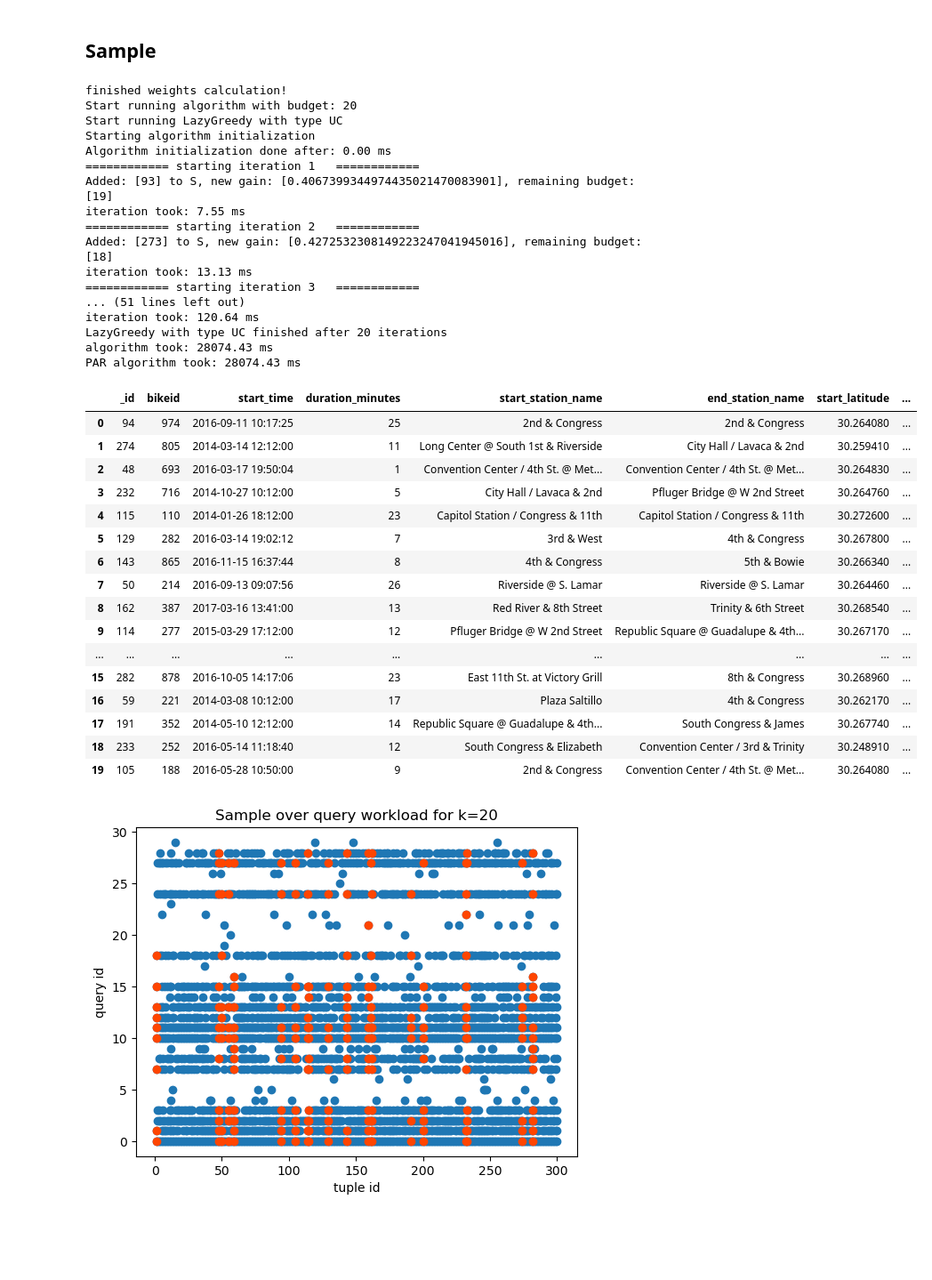
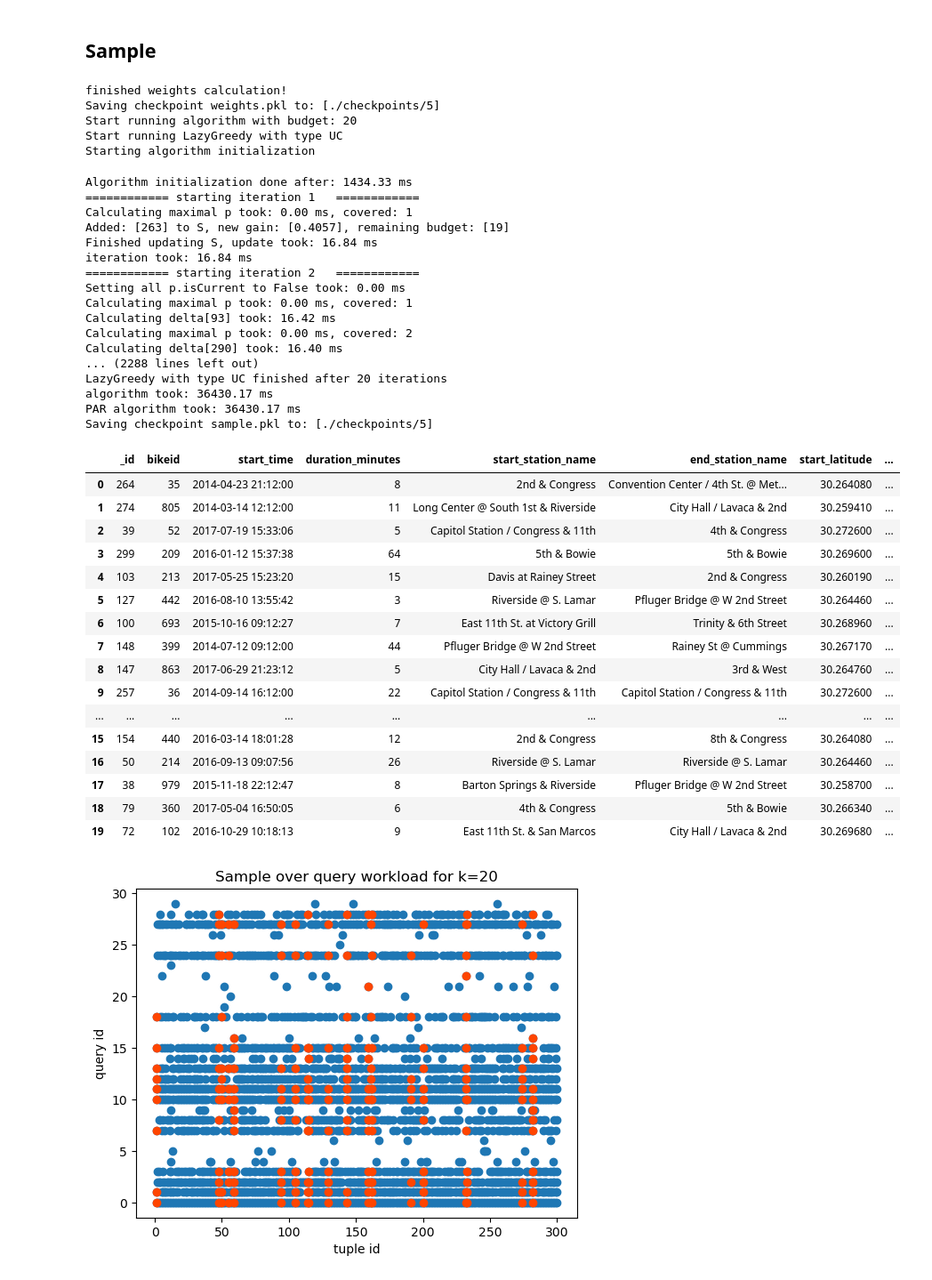
Before and after one commit to GalZeevi/HARLM, a Jupyter notebook: demo_with_graphs.ipynb, the cells around one changed output. Shown at 89% size. Cells and saved outputs as stored; diff of their text form; code cells hidden in the pictures; blank space fills up the shorter version.

```diff
--- a/demo_with_graphs.ipynb
+++ b/demo_with_graphs.ipynb
@@ -108,47 +110,60 @@ plt.show()
 ## Sample
 # %%
 from saqp_manager import SaqpManager
+import pandas as pd
+from checkpoint_manager import CheckpointManager
+from consts import CheckpointNames
+
+weights_from_cache = CheckpointManager.load(CheckpointNames.WEIGHTS)
+clusters_from_cache = CheckpointManager.load(CheckpointNames.CLUSTERS)
 
 k = 20
-saqp_manager = SaqpManager([query['result'] for query in workload], [query['frequency'] for query in workload])
+saqp_manager = SaqpManager([query['result'] for query in clusters_from_cache],
+                           [query['frequency'] for query in clusters_from_cache],
+                           weights_from_cache)
 sample = saqp_manager.get_sample(k)
 df = pd.DataFrame(sample)
 df
 # %% [output]
 finished weights calculation!
+Saving checkpoint weights.pkl to: [./checkpoints/5]
 Start running algorithm with budget: 20
 Start running LazyGreedy with type UC
 Starting algorithm initialization
-Algorithm initialization done after: 0.00 ms
-============ starting iteration 1   ============
-Added: [93] to S, new gain: [0.4067399344974435021470083901], remaining budget: [19]
-iteration took: 7.55 ms
-============ starting iteration 2   ============
-Added: [273] to S, new gain: [0.4272532308149223247041945016], remaining budget: [18]
-iteration took: 13.13 ms
-============ starting iteration 3   ============
-... (51 lines left out)
-iteration took: 120.64 ms
-LazyGreedy with type UC finished after 20 iterations
-algorithm took: 28074.43 ms
-PAR algorithm took: 28074.43 ms
+Algorithm initialization done after: 1434.33 ms
+============ starting iteration 1   ============
+Calculating maximal p took: 0.00 ms, covered: 1
+Added: [263] to S, new gain: [0.4057], remaining budget: [19]
+Finished updating S, update took: 16.84 ms
+iteration took: 16.84 ms
+============ starting iteration 2   ============
+Setting all p.isCurrent to False took: 0.00 ms
+Calculating maximal p took: 0.00 ms, covered: 1
+Calculating delta[93] took: 16.42 ms
+Calculating maximal p took: 0.00 ms, covered: 2
+Calculating delta[290] took: 16.40 ms
+... (2288 lines left out)
+LazyGreedy with type UC finished after 20 iterations
+algorithm took: 36430.17 ms
+PAR algorithm took: 36430.17 ms
+Saving checkpoint sample.pkl to: [./checkpoints/5]
 |  | _id | bikeid | start_time | duration_minutes | start_station_name | end_station_name | start_latitude | ... |
-| 0 | 94 | 974 | 2016-09-11 10:17:25 | 25 | 2nd & Congress | 2nd & Congress | 30.264080 | ... |
+| 0 | 264 | 35 | 2014-04-23 21:12:00 | 8 | 2nd & Congress | Convention Center / 4th St. @ Met... | 30.264080 | ... |
 | 1 | 274 | 805 | 2014-03-14 12:12:00 | 11 | Long Center @ South 1st & Riverside | City Hall / Lavaca & 2nd | 30.259410 | ... |
-| 2 | 48 | 693 | 2016-03-17 19:50:04 | 1 | Convention Center / 4th St. @ Met... | Convention Center / 4th St. @ Met... | 30.264830 | ... |
-| 3 | 232 | 716 | 2014-10-27 10:12:00 | 5 | City Hall / Lavaca & 2nd | Pfluger Bridge @ W 2nd Street | 30.264760 | ... |
-| 4 | 115 | 110 | 2014-01-26 18:12:00 | 23 | Capitol Station / Congress & 11th | Capitol Station / Congress & 11th | 30.272600 | ... |
-| 5 | 129 | 282 | 2016-03-14 19:02:12 | 7 | 3rd & West | 4th & Congress | 30.267800 | ... |
-| 6 | 143 | 865 | 2016-11-15 16:37:44 | 8 | 4th & Congress | 5th & Bowie | 30.266340 | ... |
-| 7 | 50 | 214 | 2016-09-13 09:07:56 | 26 | Riverside @ S. Lamar | Riverside @ S. Lamar | 30.264460 | ... |
-| 8 | 162 | 387 | 2017-03-16 13:41:00 | 13 | Red River & 8th Street | Trinity & 6th Street | 30.268540 | ... |
-| 9 | 114 | 277 | 2015-03-29 17:12:00 | 12 | Pfluger Bridge @ W 2nd Street | Republic Square @ Guadalupe & 4th... | 30.267170 | ... |
+| 2 | 39 | 52 | 2017-07-19 15:33:06 | 5 | Capitol Station / Congress & 11th | 4th & Congress | 30.272600 | ... |
+| 3 | 299 | 209 | 2016-01-12 15:37:38 | 64 | 5th & Bowie | 5th & Bowie | 30.269600 | ... |
+| 4 | 103 | 213 | 2017-05-25 15:23:20 | 15 | Davis at Rainey Street | 2nd & Congress | 30.260190 | ... |
+| 5 | 127 | 442 | 2016-08-10 13:55:42 | 3 | Riverside @ S. Lamar | Pfluger Bridge @ W 2nd Street | 30.264460 | ... |
+| 6 | 100 | 693 | 2015-10-16 09:12:27 | 7 | East 11th St. at Victory Grill | Trinity & 6th Street | 30.268960 | ... |
+| 7 | 148 | 399 | 2014-07-12 09:12:00 | 44 | Pfluger Bridge @ W 2nd Street | Rainey St @ Cummings | 30.267170 | ... |
+| 8 | 147 | 863 | 2017-06-29 21:23:12 | 5 | City Hall / Lavaca & 2nd | 3rd & West | 30.264760 | ... |
+| 9 | 257 | 36 | 2014-09-14 16:12:00 | 22 | Capitol Station / Congress & 11th | Capitol Station / Congress & 11th | 30.272600 | ... |
 | ... | ... | ... | ... | ... | ... | ... | ... | ... |
-| 15 | 282 | 878 | 2016-10-05 14:17:06 | 23 | East 11th St. at Victory Grill | 8th & Congress | 30.268960 | ... |
-| 16 | 59 | 221 | 2014-03-08 10:12:00 | 17 | Plaza Saltillo | 4th & Congress | 30.262170 | ... |
-| 17 | 191 | 352 | 2014-05-10 12:12:00 | 14 | Republic Square @ Guadalupe & 4th... | South Congress & James | 30.267740 | ... |
-| 18 | 233 | 252 | 2016-05-14 11:18:40 | 12 | South Congress & Elizabeth | Convention Center / 3rd & Trinity | 30.248910 | ... |
-| 19 | 105 | 188 | 2016-05-28 10:50:00 | 9 | 2nd & Congress | Convention Center / 4th St. @ Met... | 30.264080 | ... |
+| 15 | 154 | 440 | 2016-03-14 18:01:28 | 12 | 2nd & Congress | 8th & Congress | 30.264080 | ... |
+| 16 | 50 | 214 | 2016-09-13 09:07:56 | 26 | Riverside @ S. Lamar | Riverside @ S. Lamar | 30.264460 | ... |
+| 17 | 38 | 979 | 2015-11-18 22:12:47 | 8 | Barton Springs & Riverside | Pfluger Bridge @ W 2nd Street | 30.258700 | ... |
+| 18 | 79 | 360 | 2017-05-04 16:50:05 | 6 | 4th & Congress | 5th & Bowie | 30.266340 | ... |
+| 19 | 72 | 102 | 2016-10-29 10:18:13 | 9 | East 11th St. & San Marcos | City Hall / Lavaca & 2nd | 30.269680 | ... |
 # %%
 import matplotlib.pyplot as plt
 import random
```
Also changed, not shown: parts of 4 cells of this notebook, 16 other files.
